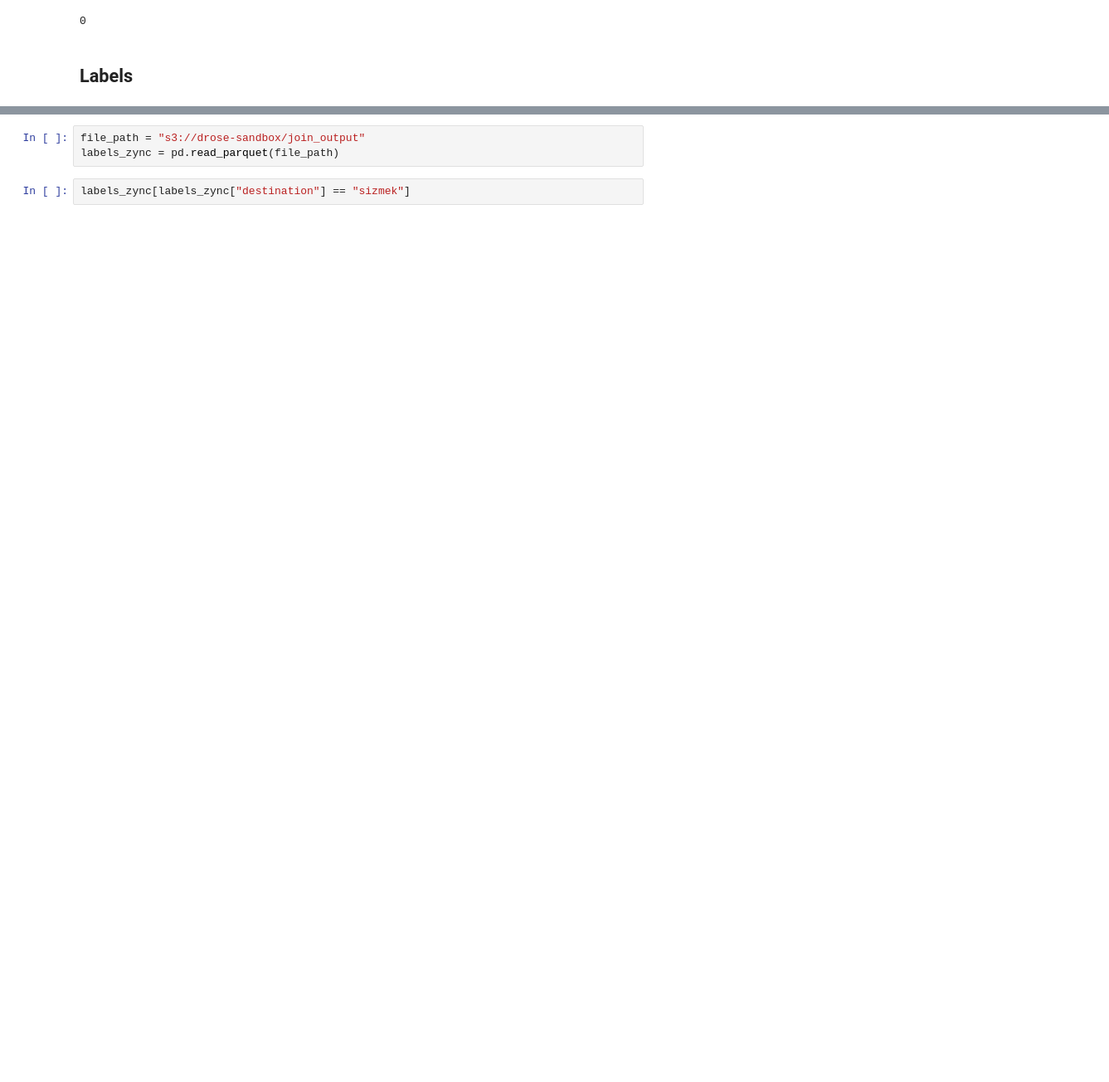
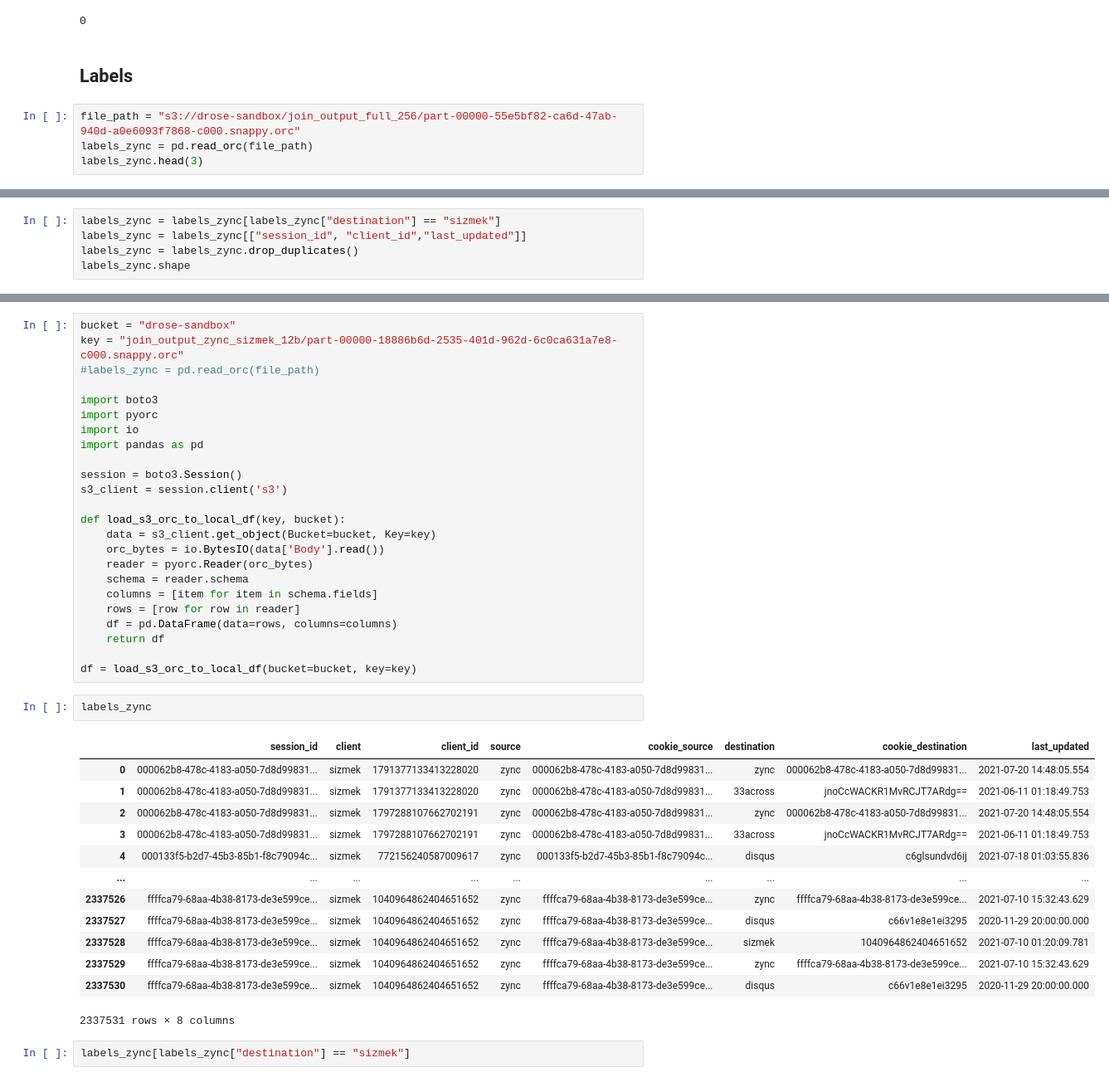
Before and after one commit to cipher982/GNN-playground, a Jupyter notebook: gnn_v4.ipynb, the cells around one changed output, grey strips where cells are left out. Shown at 83% size. Cells and saved outputs as stored; diff of their text form; blank space fills up the shorter version.

Commit message:
update adding sandbox s3 code

```diff
--- a/gnn_v4.ipynb
+++ b/gnn_v4.ipynb
@@ -302,3 +302,7 @@ print(count)
 0
 # %% [markdown]
 ## Labels
+# %%
+file_path = "s3://drose-sandbox/join_output_full_256/part-00000-55e5bf82-ca6d-47ab-940d-a0e6093f7868-c000.snappy.orc"
+labels_zync = pd.read_orc(file_path)
+labels_zync.head(3)
@@ -304,0 +314,5 @@ print(count)
+# %%
+labels_zync = labels_zync[labels_zync["destination"] == "sizmek"]
+labels_zync = labels_zync[["session_id", "client_id","last_updated"]]
+labels_zync = labels_zync.drop_duplicates()
+labels_zync.shape
@@ -305,6 +403,43 @@ print(count)
 # %%
-file_path = "s3://drose-sandbox/join_output"
-labels_zync = pd.read_parquet(file_path)
+bucket = "drose-sandbox"
+key = "join_output_zync_sizmek_12b/part-00000-18886b6d-2535-401d-962d-6c0ca631a7e8-c000.snappy.orc"
+#labels_zync = pd.read_orc(file_path)
+
+import boto3
+import pyorc
+import io
+import pandas as pd
+
+session = boto3.Session()
+s3_client = session.client('s3')
+
+def load_s3_orc_to_local_df(key, bucket):
+    data = s3_client.get_object(Bucket=bucket, Key=key)
+    orc_bytes = io.BytesIO(data['Body'].read())
+    reader = pyorc.Reader(orc_bytes)
+    schema = reader.schema
+    columns = [item for item in schema.fields]
+    rows = [row for row in reader]
+    df = pd.DataFrame(data=rows, columns=columns)
+    return df
+
+df = load_s3_orc_to_local_df(bucket=bucket, key=key)
+# %%
+labels_zync
+# %% [output]
+|  | session_id | client | client_id | source | cookie_source | destination | cookie_destination | last_updated |
+| 0 | 000062b8-478c-4183-a050-7d8d99831... | sizmek | 1791377133413228020 | zync | 000062b8-478c-4183-a050-7d8d99831... | zync | 000062b8-478c-4183-a050-7d8d99831... | 2021-07-20 14:48:05.554 |
+| 1 | 000062b8-478c-4183-a050-7d8d99831... | sizmek | 1791377133413228020 | zync | 000062b8-478c-4183-a050-7d8d99831... | 33across | jnoCcWACKR1MvRCJT7ARdg== | 2021-06-11 01:18:49.753 |
+| 2 | 000062b8-478c-4183-a050-7d8d99831... | sizmek | 1797288107662702191 | zync | 000062b8-478c-4183-a050-7d8d99831... | zync | 000062b8-478c-4183-a050-7d8d99831... | 2021-07-20 14:48:05.554 |
+| 3 | 000062b8-478c-4183-a050-7d8d99831... | sizmek | 1797288107662702191 | zync | 000062b8-478c-4183-a050-7d8d99831... | 33across | jnoCcWACKR1MvRCJT7ARdg== | 2021-06-11 01:18:49.753 |
+| 4 | 000133f5-b2d7-45b3-85b1-f8c79094c... | sizmek | 772156240587009617 | zync | 000133f5-b2d7-45b3-85b1-f8c79094c... | disqus | c6glsundvd6ij | 2021-07-18 01:03:55.836 |
+| ... | ... | ... | ... | ... | ... | ... | ... | ... |
+| 2337526 | ffffca79-68aa-4b38-8173-de3e599ce... | sizmek | 1040964862404651652 | zync | ffffca79-68aa-4b38-8173-de3e599ce... | zync | ffffca79-68aa-4b38-8173-de3e599ce... | 2021-07-10 15:32:43.629 |
+| 2337527 | ffffca79-68aa-4b38-8173-de3e599ce... | sizmek | 1040964862404651652 | zync | ffffca79-68aa-4b38-8173-de3e599ce... | disqus | c66v1e8e1ei3295 | 2020-11-29 20:00:00.000 |
+| 2337528 | ffffca79-68aa-4b38-8173-de3e599ce... | sizmek | 1040964862404651652 | zync | ffffca79-68aa-4b38-8173-de3e599ce... | sizmek | 1040964862404651652 | 2021-07-10 01:20:09.781 |
+| 2337529 | ffffca79-68aa-4b38-8173-de3e599ce... | sizmek | 1040964862404651652 | zync | ffffca79-68aa-4b38-8173-de3e599ce... | zync | ffffca79-68aa-4b38-8173-de3e599ce... | 2021-07-10 15:32:43.629 |
+| 2337530 | ffffca79-68aa-4b38-8173-de3e599ce... | sizmek | 1040964862404651652 | zync | ffffca79-68aa-4b38-8173-de3e599ce... | disqus | c66v1e8e1ei3295 | 2020-11-29 20:00:00.000 |
+2337531 rows × 8 columns
 # %%
 labels_zync[labels_zync["destination"] == "sizmek"]
 # %% [output]
```
Also changed, not shown: parts of 14 cells of this notebook.
